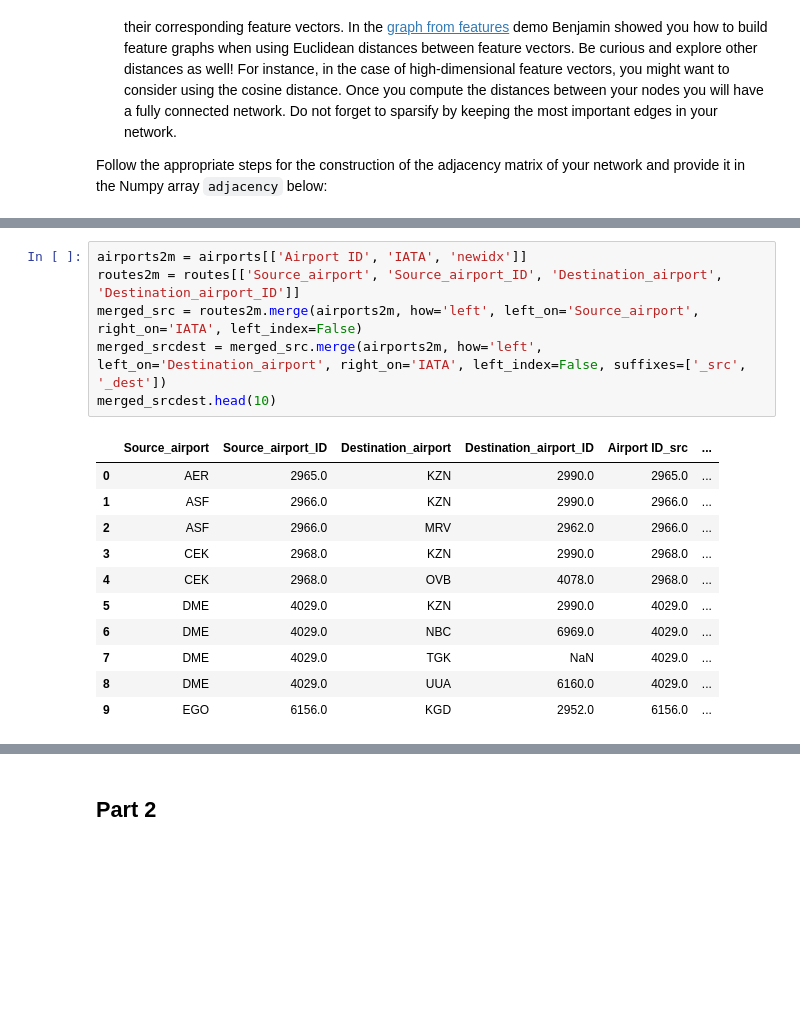
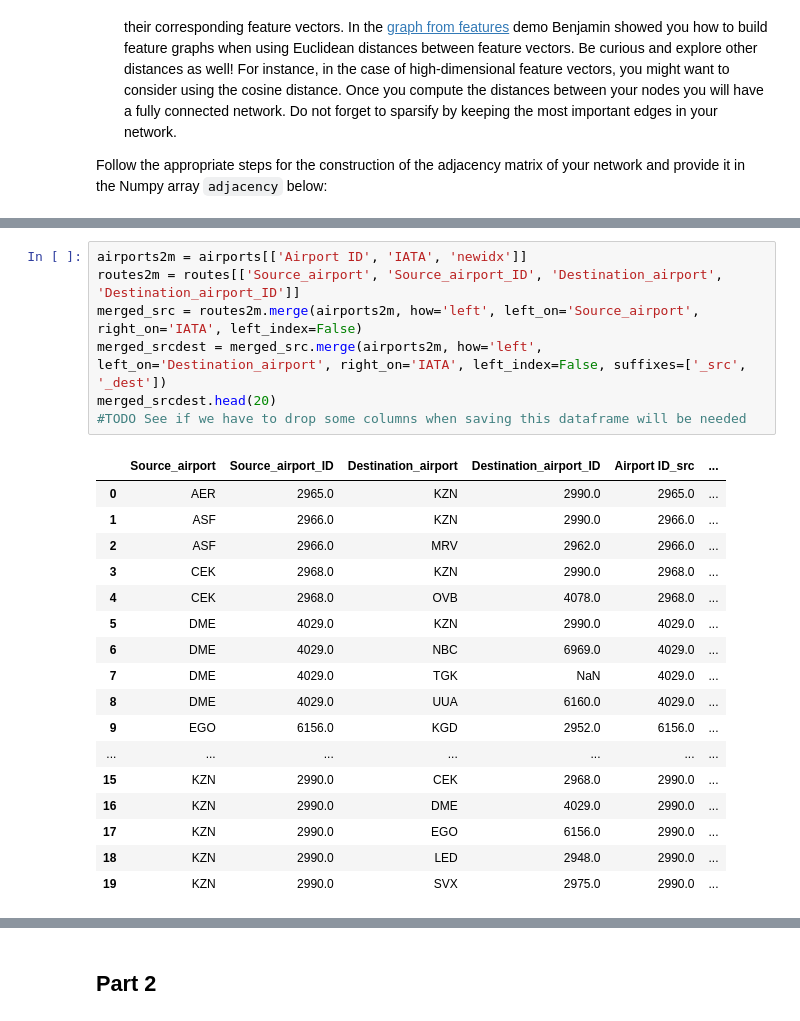
Before and after one commit to dsalathe/group_ntds, a Jupyter notebook: 1_network_properties.ipynb, the cells around one changed output, grey strips where cells are left out. Saved outputs shown, nothing was run; the diff lists cells and outputs as text; blank space fills up the shorter version.

```diff
--- a/1_network_properties.ipynb
+++ b/1_network_properties.ipynb
@@ -87,21 +99,28 @@ routes.head(10)
 # %%
 airports2m = airports[['Airport ID', 'IATA', 'newidx']]
 routes2m = routes[['Source_airport', 'Source_airport_ID', 'Destination_airport', 'Destination_airport_ID']]
 merged_src = routes2m.merge(airports2m, how='left', left_on='Source_airport', right_on='IATA', left_index=False)
 merged_srcdest = merged_src.merge(airports2m, how='left', left_on='Destination_airport', right_on='IATA', left_index=False, suffixes=['_src', '_dest'])
-merged_srcdest.head(10)
+merged_srcdest.head(20)
+#TODO See if we have to drop some columns when saving this dataframe will be needed
 # %% [output]
 |  | Source_airport | Source_airport_ID | Destination_airport | Destination_airport_ID | Airport ID_src | ... |
 | 0 | AER | 2965.0 | KZN | 2990.0 | 2965.0 | ... |
 | 1 | ASF | 2966.0 | KZN | 2990.0 | 2966.0 | ... |
 | 2 | ASF | 2966.0 | MRV | 2962.0 | 2966.0 | ... |
 | 3 | CEK | 2968.0 | KZN | 2990.0 | 2968.0 | ... |
 | 4 | CEK | 2968.0 | OVB | 4078.0 | 2968.0 | ... |
 | 5 | DME | 4029.0 | KZN | 2990.0 | 4029.0 | ... |
 | 6 | DME | 4029.0 | NBC | 6969.0 | 4029.0 | ... |
 | 7 | DME | 4029.0 | TGK | NaN | 4029.0 | ... |
 | 8 | DME | 4029.0 | UUA | 6160.0 | 4029.0 | ... |
 | 9 | EGO | 6156.0 | KGD | 2952.0 | 6156.0 | ... |
+| ... | ... | ... | ... | ... | ... | ... |
+| 15 | KZN | 2990.0 | CEK | 2968.0 | 2990.0 | ... |
+| 16 | KZN | 2990.0 | DME | 4029.0 | 2990.0 | ... |
+| 17 | KZN | 2990.0 | EGO | 6156.0 | 2990.0 | ... |
+| 18 | KZN | 2990.0 | LED | 2948.0 | 2990.0 | ... |
+| 19 | KZN | 2990.0 | SVX | 2975.0 | 2990.0 | ... |
 # %%
 n_nodes = len(airports)
 adjacency = np.zeros((n_nodes, n_nodes), dtype=int)
```
Also changed, not shown: parts of 31 cells of this notebook, 1 other file.
